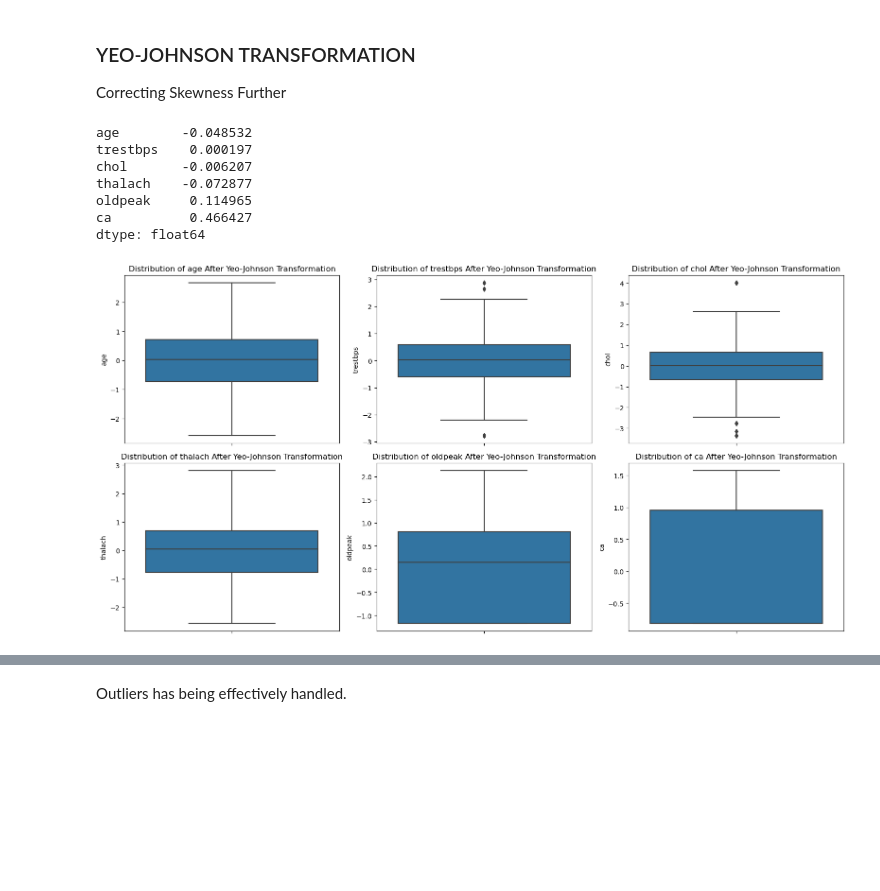
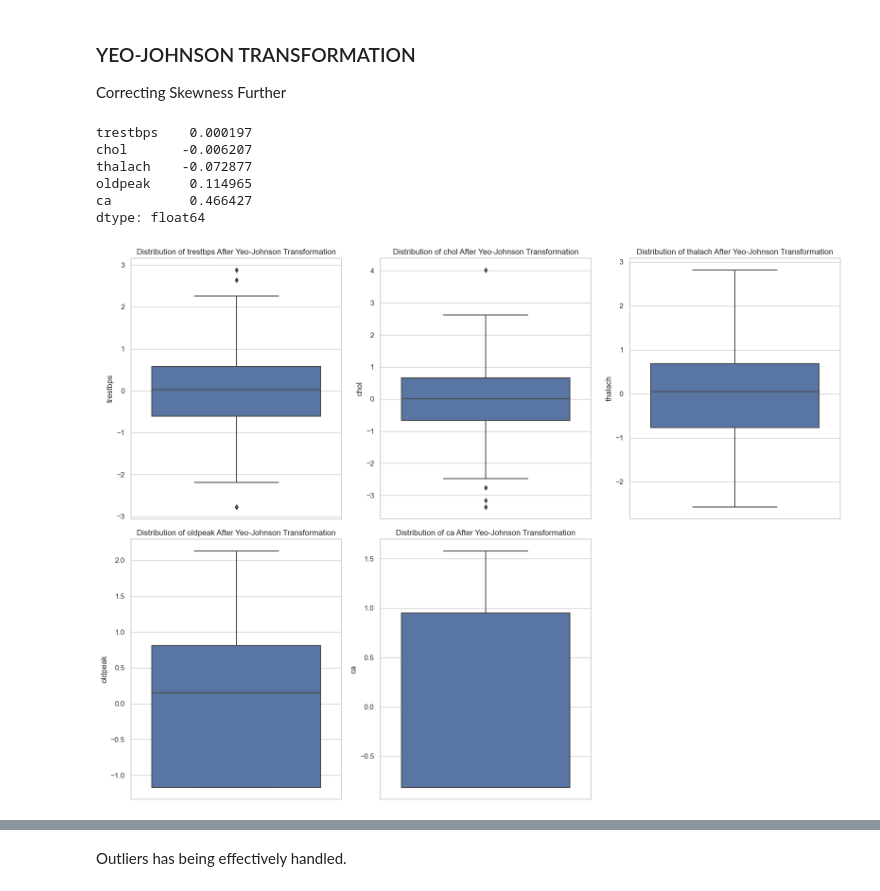
Before and after one commit to Johnnysnipes90/Datascience-Projects, a Jupyter notebook: Notebook.ipynb, the cells around one changed output, grey strips where cells are left out. Cells and saved outputs as stored; diff of their text form; code cells hidden in the pictures; blank space fills up the shorter version.

```diff
--- a/Notebook.ipynb
+++ b/Notebook.ipynb
@@ -550,36 +578,35 @@ def yeo_johnson_transform(df, columns):
     df[columns] = pt.fit_transform(df[columns])
     return df
 
 # Select numerical columns
-numerical_columns = df_combined.select_dtypes(include=['number']).columns
+numerical_columns = df_combined[['trestbps', 'chol', 'thalach', 'oldpeak', 'ca']].columns
 
 # Apply Yeo-Johnson transformation
 df_corrected_yeo_johnson = yeo_johnson_transform(df_combined.copy(), numerical_columns)
 
 # Check skewness after Yeo-Johnson transformation
 corrected_yeo_johnson_skewness = df_corrected_yeo_johnson[numerical_columns].skew()
 print(corrected_yeo_johnson_skewness)
 
 # Set up the plot for visualizing the transformed data
 plt.figure(figsize=(16, 12))
 
 # Loop through numerical columns and create box plots for each one
 for i, column in enumerate(numerical_columns):
     plt.subplot(len(numerical_columns) // 3 + 1, 3, i + 1)  # Adjust layout as necessary
     sns.boxplot(data=df_corrected_yeo_johnson, y=column)  # Pass transformed data, not skewness
     plt.title(f"Distribution of {column} After Yeo-Johnson Transformation")
 
 plt.tight_layout()
 plt.show()
 # %% [output]
-age        -0.048532
 trestbps    0.000197
 chol       -0.006207
 thalach    -0.072877
 oldpeak     0.114965
 ca          0.466427
 dtype: float64
-[figure, old version]
+[figure, new version]
 # %%
 plt.figure(figsize=(12, 8))
 sns.boxplot(data=df_corrected_yeo_johnson[['age', 'trestbps', 'chol', 'thalach', 'oldpeak']])
```
Also changed, not shown: parts of 11 cells of this notebook.
